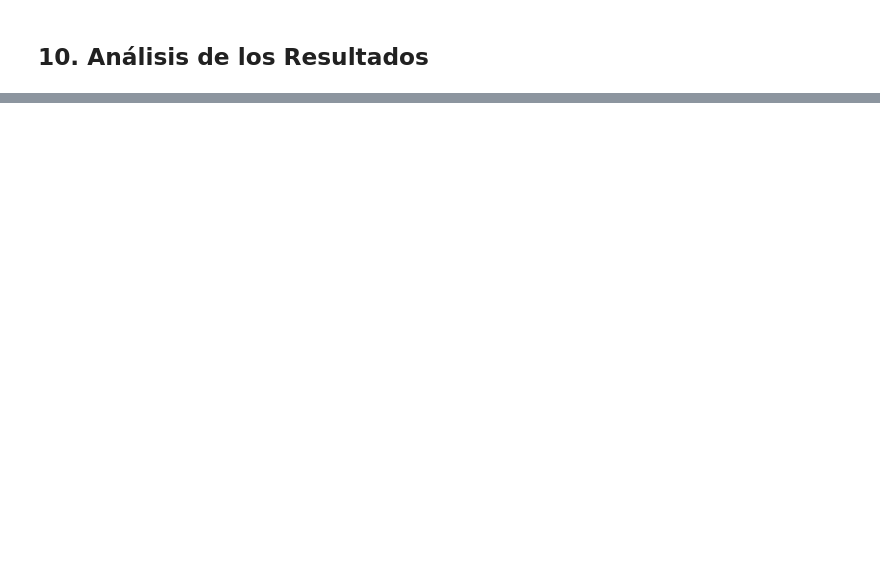
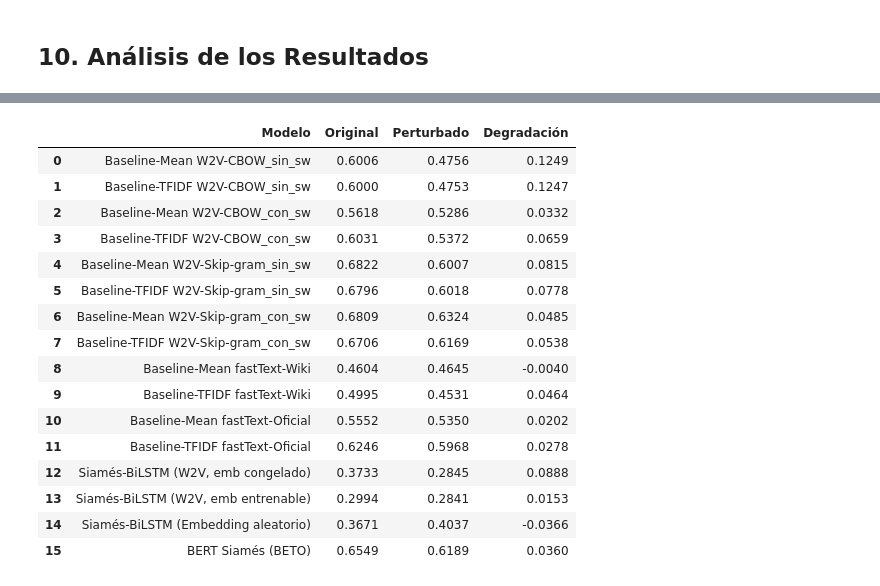
Before and after one commit to Lihao006/P4plh, a Jupyter notebook: practica4_completa.ipynb, the cells around one changed output, grey strips where cells are left out. Saved outputs shown, nothing was run; the diff lists cells and outputs as text; code cells hidden in the pictures; blank space fills up the shorter version.

```diff
--- a/practica4_completa.ipynb
+++ b/practica4_completa.ipynb
@@ -2033,0 +2148,63 @@ Degradación del rendimiento:       0.0074
+# %%
+filas = []
+
+# Baseline Coseno (Word2Vec)
+if 'modelos_w2v' in globals() and modelos_w2v:
+    for nom, model in modelos_w2v.items():
+        pr_orig_mean, pr_orig_tfidf = evaluate_baseline_simple(test_df,        model.wv)
+        pr_pert_mean, pr_pert_tfidf = evaluate_baseline_simple(test_perturbed, model.wv)
+        filas.append({'Modelo': f'Baseline-Mean W2V-{nom}',  'Original': pr_orig_mean,  'Perturbado': pr_pert_mean,  'Degradación': pr_orig_mean  - pr_pert_mean})
+        filas.append({'Modelo': f'Baseline-TFIDF W2V-{nom}', 'Original': pr_orig_tfidf, 'Perturbado': pr_pert_tfidf, 'Degradación': pr_orig_tfidf - pr_pert_tfidf})
+
+# Baseline Coseno (fastText Wiki)
+if 'ft_wiki' in globals() and ft_wiki is not None:
+    pr_orig_mean, pr_orig_tfidf = evaluate_baseline_simple(test_df,        ft_wiki.wv)
+    pr_pert_mean, pr_pert_tfidf = evaluate_baseline_simple(test_perturbed, ft_wiki.wv)
+    filas.append({'Modelo': 'Baseline-Mean fastText-Wiki',  'Original': pr_orig_mean,  'Perturbado': pr_pert_mean,  'Degradación': pr_orig_mean  - pr_pert_mean})
+    filas.append({'Modelo': 'Baseline-TFIDF fastText-Wiki', 'Original': pr_orig_tfidf, 'Perturbado': pr_pert_tfidf, 'Degradación': pr_orig_tfidf - pr_pert_tfidf})
+
+# Baseline Coseno (fastText Oficial)
+if 'ft_oficial' in globals() and ft_oficial is not None:
+    pr_orig_mean, pr_orig_tfidf = evaluate_baseline_simple(test_df,        ft_oficial.wv)
+    pr_pert_mean, pr_pert_tfidf = evaluate_baseline_simple(test_perturbed, ft_oficial.wv)
+    filas.append({'Modelo': 'Baseline-Mean fastText-Oficial',  'Original': pr_orig_mean,  'Perturbado': pr_pert_mean,  'Degradación': pr_orig_mean  - pr_pert_mean})
+    filas.append({'Modelo': 'Baseline-TFIDF fastText-Oficial', 'Original': pr_orig_tfidf, 'Perturbado': pr_pert_tfidf, 'Degradación': pr_orig_tfidf - pr_pert_tfidf})
+
+# Modelos Siamés BiLSTM
+if 'word2idx' in globals() and 'emb_matrix' in globals() and 'rand_matrix' in globals():
+    test_ds_pert = STSDataset(test_perturbed, word2idx, UNK_IDX)
+    test_dl_pert = DataLoader(test_ds_pert, batch_size=64)
+
+    modelos_siameses = {
+        'Siamés-BiLSTM (W2V, emb congelado)':  ('siames_bi_lstm_congelado.pt',  emb_matrix,  False),
+        'Siamés-BiLSTM (W2V, emb entrenable)': ('siames_bi_lstm_entrenable.pt', emb_matrix,  True),
+        'Siamés-BiLSTM (Embedding aleatorio)':  ('siames_bi_lstm_aleatorio.pt',  rand_matrix, True),
+    }
+    for label, (fichero, matriz, trainable) in modelos_siameses.items():
+        if os.path.exists(fichero):
+            model_siam = SiameseBiLSTMAttention(
+                matriz, hidden_size=64, final_hidden_size=32,
+                trainable_embeddings=trainable
+            ).to(DEVICE)
+            model_siam.load_state_dict(torch.load(fichero, map_location=DEVICE))
+            pr_orig_s = eval_pearson(model_siam, test_dl)
+            pr_pert_s = eval_pearson(model_siam, test_dl_pert)
+            filas.append({'Modelo': label, 'Original': pr_orig_s, 'Perturbado': pr_pert_s, 'Degradación': pr_orig_s - pr_pert_s})
+else:
+    print("AVISO: emb_matrix o rand_matrix no disponibles. Saltando modelos Siamés.")
+
+# BERT Siamés
+if 'bert_model' in locals():
+    ds_perturbed = BERTSTSDataset(test_perturbed, bert_tokenizer, max_len=64)
+    dl_perturbed = DataLoader(ds_perturbed, batch_size=32)
+    pr_pert_bert = eval_pearson(bert_model, dl_perturbed)
+    pr_orig_bert = next(item['Pearson (test)'] for item in resumen_extrinseco
+                        if item['Modelo'] == 'BERT Siamés (BETO)')
+    filas.append({'Modelo': 'BERT Siamés (BETO)', 'Original': pr_orig_bert, 'Perturbado': pr_pert_bert, 'Degradación': pr_orig_bert - pr_pert_bert})
+
+# Mostrar tabla
+df_robustez = pd.DataFrame(filas)
+df_robustez[['Original', 'Perturbado', 'Degradación']] = df_robustez[['Original', 'Perturbado', 'Degradación']].round(4)
+print('=== Evaluación de Robustez ===\n')
+display(df_robustez)
+# %% [output]
@@ -2033,0 +2212,17 @@ Degradación del rendimiento:       0.0074
+|  | Modelo | Original | Perturbado | Degradación |
+| 0 | Baseline-Mean W2V-CBOW_sin_sw | 0.6006 | 0.4756 | 0.1249 |
+| 1 | Baseline-TFIDF W2V-CBOW_sin_sw | 0.6000 | 0.4753 | 0.1247 |
+| 2 | Baseline-Mean W2V-CBOW_con_sw | 0.5618 | 0.5286 | 0.0332 |
+| 3 | Baseline-TFIDF W2V-CBOW_con_sw | 0.6031 | 0.5372 | 0.0659 |
+| 4 | Baseline-Mean W2V-Skip-gram_sin_sw | 0.6822 | 0.6007 | 0.0815 |
+| 5 | Baseline-TFIDF W2V-Skip-gram_sin_sw | 0.6796 | 0.6018 | 0.0778 |
+| 6 | Baseline-Mean W2V-Skip-gram_con_sw | 0.6809 | 0.6324 | 0.0485 |
+| 7 | Baseline-TFIDF W2V-Skip-gram_con_sw | 0.6706 | 0.6169 | 0.0538 |
+| 8 | Baseline-Mean fastText-Wiki | 0.4604 | 0.4645 | -0.0040 |
+| 9 | Baseline-TFIDF fastText-Wiki | 0.4995 | 0.4531 | 0.0464 |
+| 10 | Baseline-Mean fastText-Oficial | 0.5552 | 0.5350 | 0.0202 |
+| 11 | Baseline-TFIDF fastText-Oficial | 0.6246 | 0.5968 | 0.0278 |
+| 12 | Siamés-BiLSTM (W2V, emb congelado) | 0.3733 | 0.2845 | 0.0888 |
+| 13 | Siamés-BiLSTM (W2V, emb entrenable) | 0.2994 | 0.2841 | 0.0153 |
+| 14 | Siamés-BiLSTM (Embedding aleatorio) | 0.3671 | 0.4037 | -0.0366 |
+| 15 | BERT Siamés (BETO) | 0.6549 | 0.6189 | 0.0360 |
```
Also changed, not shown: parts of 42 cells of this notebook, 3 other files.
